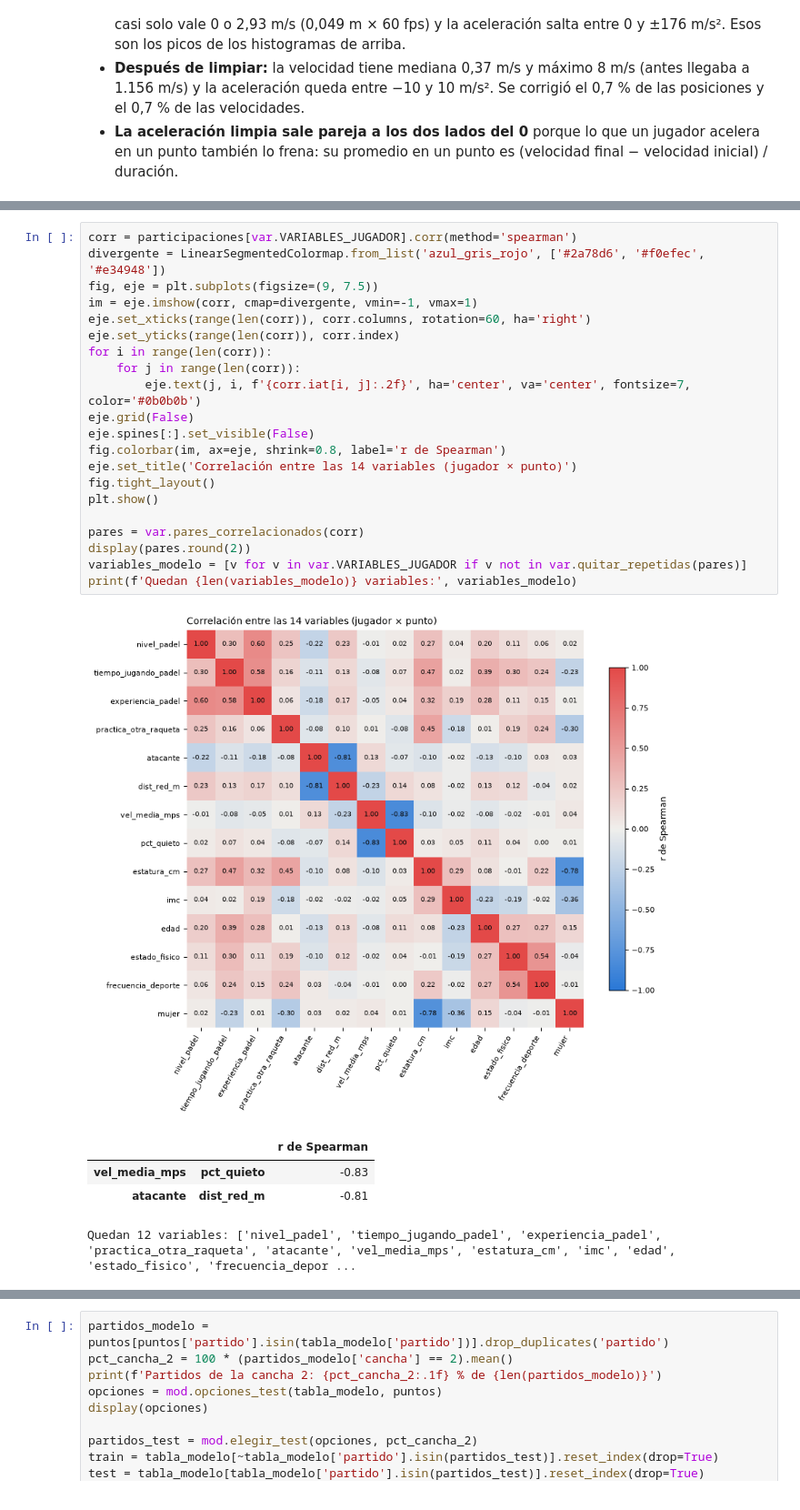
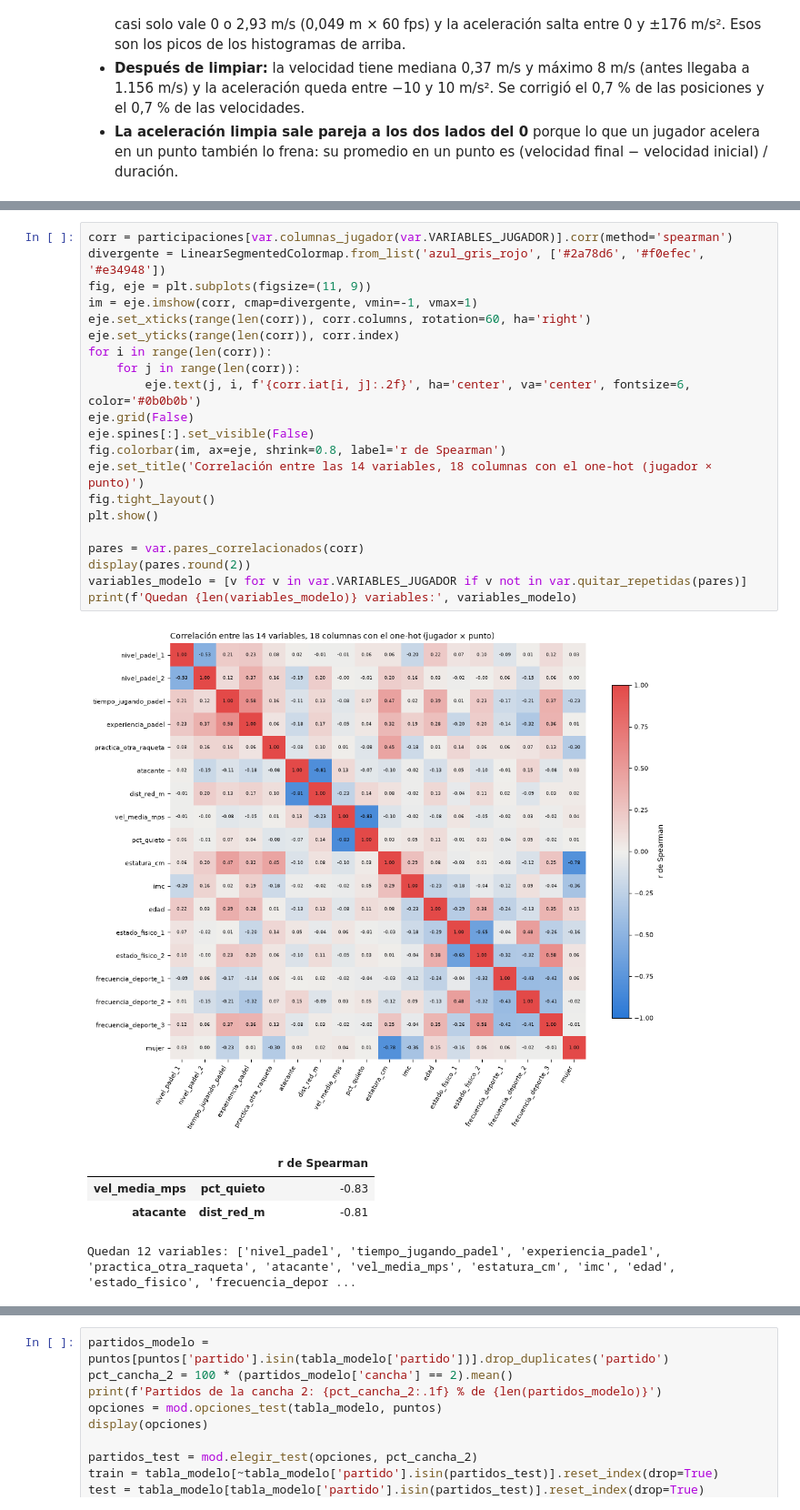
Before and after one commit to juanjocamposv/Proyecto_final_analitica, a Jupyter notebook: notebooks/Proyecto_Padel.ipynb, the cells around one changed output, grey strips where cells are left out. Shown at 91% size. Cells and saved outputs as stored; diff of their text form.

```diff
--- a/notebooks/Proyecto_Padel.ipynb
+++ b/notebooks/Proyecto_Padel.ipynb
@@ -436,26 +442,26 @@ Guardado: data\interim\participaciones.csv
 # %%
-corr = participaciones[var.VARIABLES_JUGADOR].corr(method='spearman')
+corr = participaciones[var.columnas_jugador(var.VARIABLES_JUGADOR)].corr(method='spearman')
 divergente = LinearSegmentedColormap.from_list('azul_gris_rojo', ['#2a78d6', '#f0efec', '#e34948'])
-fig, eje = plt.subplots(figsize=(9, 7.5))
+fig, eje = plt.subplots(figsize=(11, 9))
 im = eje.imshow(corr, cmap=divergente, vmin=-1, vmax=1)
 eje.set_xticks(range(len(corr)), corr.columns, rotation=60, ha='right')
 eje.set_yticks(range(len(corr)), corr.index)
 for i in range(len(corr)):
     for j in range(len(corr)):
-        eje.text(j, i, f'{corr.iat[i, j]:.2f}', ha='center', va='center', fontsize=7, color='#0b0b0b')
+        eje.text(j, i, f'{corr.iat[i, j]:.2f}', ha='center', va='center', fontsize=6, color='#0b0b0b')
 eje.grid(False)
 eje.spines[:].set_visible(False)
 fig.colorbar(im, ax=eje, shrink=0.8, label='r de Spearman')
-eje.set_title('Correlación entre las 14 variables (jugador × punto)')
+eje.set_title('Correlación entre las 14 variables, 18 columnas con el one-hot (jugador × punto)')
 fig.tight_layout()
 plt.show()
 
 pares = var.pares_correlacionados(corr)
 display(pares.round(2))
 variables_modelo = [v for v in var.VARIABLES_JUGADOR if v not in var.quitar_repetidas(pares)]
 print(f'Quedan {len(variables_modelo)} variables:', variables_modelo)
 # %% [output]
-[figure, old version]
+[figure, new version]
 |  |  | r de Spearman |
 | vel_media_mps | pct_quieto | -0.83 |
 | atacante | dist_red_m | -0.81 |
```
Also changed, not shown: parts of 25 cells of this notebook, 6 other files.
